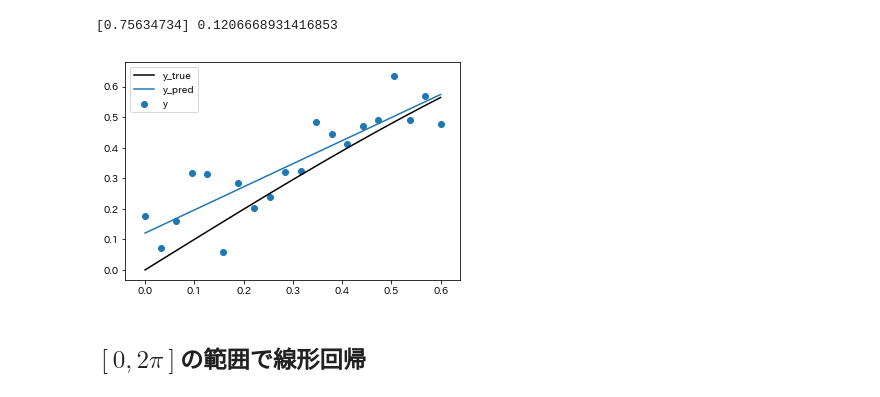
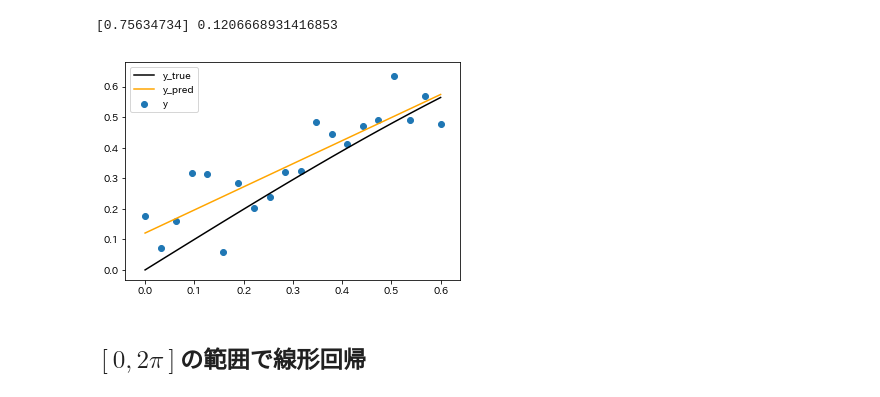
Before and after one commit to Kevinrobot34/MLwithPython, a Jupyter notebook: notebook/sklearn.ipynb, the cells around one changed output. Drawn from its saved outputs; the diff is of its cells as text; code cells hidden in the pictures.

```diff
--- a/notebook/sklearn.ipynb
+++ b/notebook/sklearn.ipynb
@@ -69,12 +69,12 @@ print(reg.coef_, reg.intercept_ )
 # %%
 plt.scatter(x, y, label="y")
 plt.plot(x, y_true, label="y_true", color="black")
-plt.plot(x, reg.predict(x.reshape(-1, 1)), label="y_pred")
+plt.plot(x, reg.predict(x.reshape(-1, 1)), label="y_pred", color="orange")
 plt.legend()
 
 plt.show()
 # %% [output]
-[figure, old version]
+[figure, new version]
 # %% [markdown]
 ## $[0, 2\pi]$の範囲で線形回帰
 # %%
```
Also changed, not shown: parts of 2 cells of this notebook, 3 other files.
